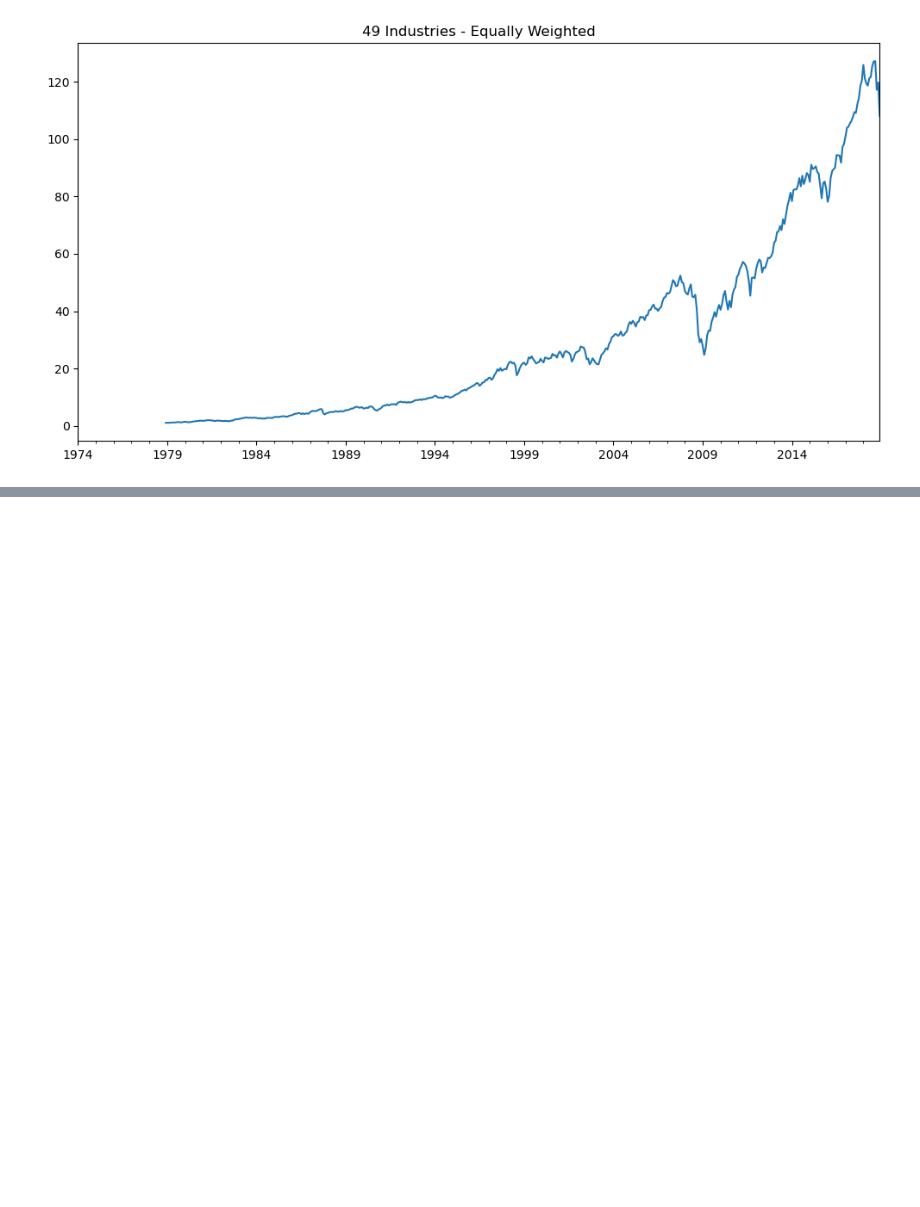
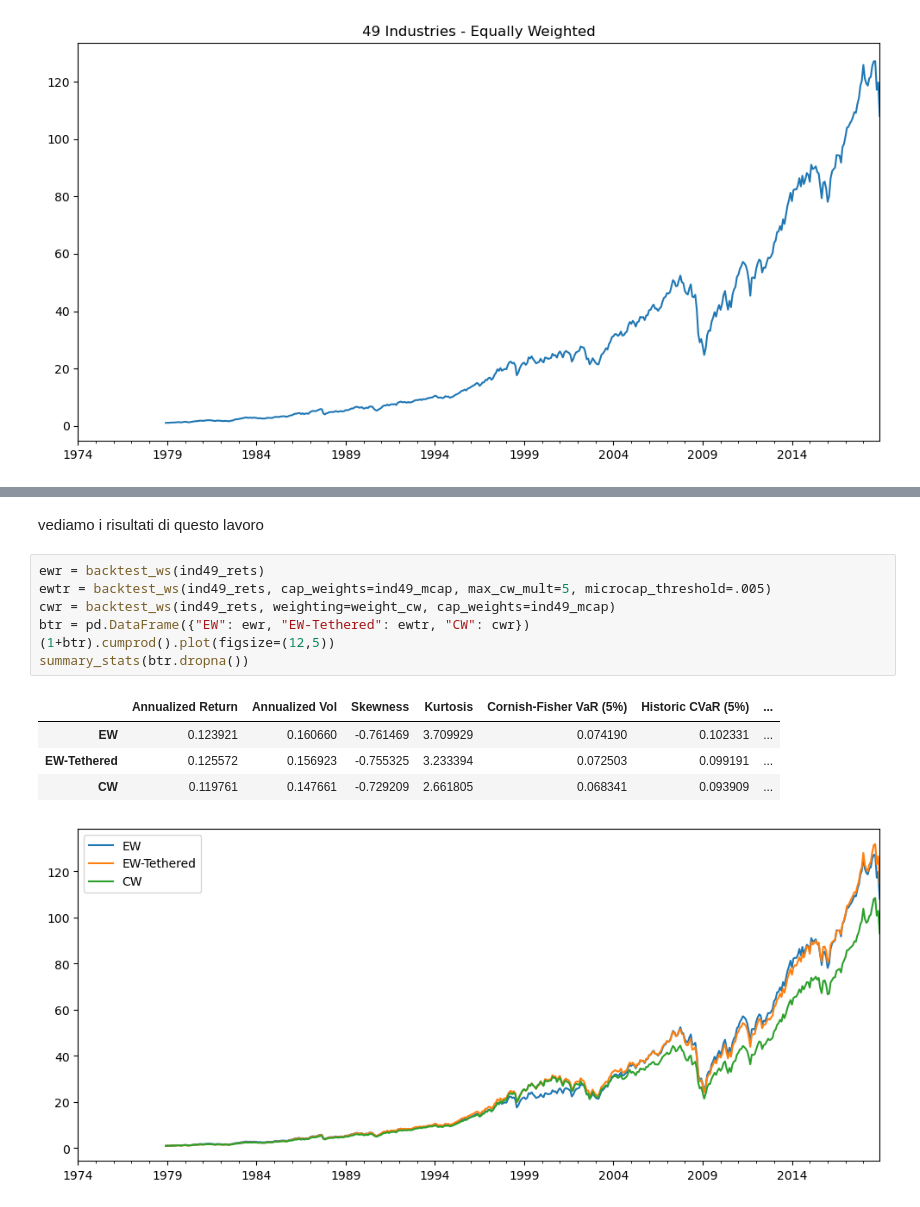
Before and after one commit to fdalforno/investment, a Jupyter notebook: 05-Introduzione al Factor Investing.ipynb, the cells around one changed output, grey strips where cells are left out. Cells and saved outputs as stored; diff of their text form; blank space fills up the shorter version.

```diff
--- a/05-Introduzione al Factor Investing.ipynb
+++ b/05-Introduzione al Factor Investing.ipynb
@@ -569,0 +668,15 @@ Eseguiamo ora l'indice con i peso Cap Weighted
+# %% [markdown]
+vediamo i risultati di questo lavoro
+# %%
+ewr = backtest_ws(ind49_rets)
+ewtr = backtest_ws(ind49_rets, cap_weights=ind49_mcap, max_cw_mult=5, microcap_threshold=.005)
+cwr = backtest_ws(ind49_rets, weighting=weight_cw, cap_weights=ind49_mcap)
+btr = pd.DataFrame({"EW": ewr, "EW-Tethered": ewtr, "CW": cwr})
+(1+btr).cumprod().plot(figsize=(12,5))
+summary_stats(btr.dropna())
+# %% [output]
+|  | Annualized Return | Annualized Vol | Skewness | Kurtosis | Cornish-Fisher VaR (5%) | Historic CVaR (5%) | ... |
+| EW | 0.123921 | 0.160660 | -0.761469 | 3.709929 | 0.074190 | 0.102331 | ... |
+| EW-Tethered | 0.125572 | 0.156923 | -0.755325 | 3.233394 | 0.072503 | 0.099191 | ... |
+| CW | 0.119761 | 0.147661 | -0.729209 | 2.661805 | 0.068341 | 0.093909 | ... |
+[figure, added]
```
Also changed, not shown: parts of 13 cells of this notebook, 11 other files.
